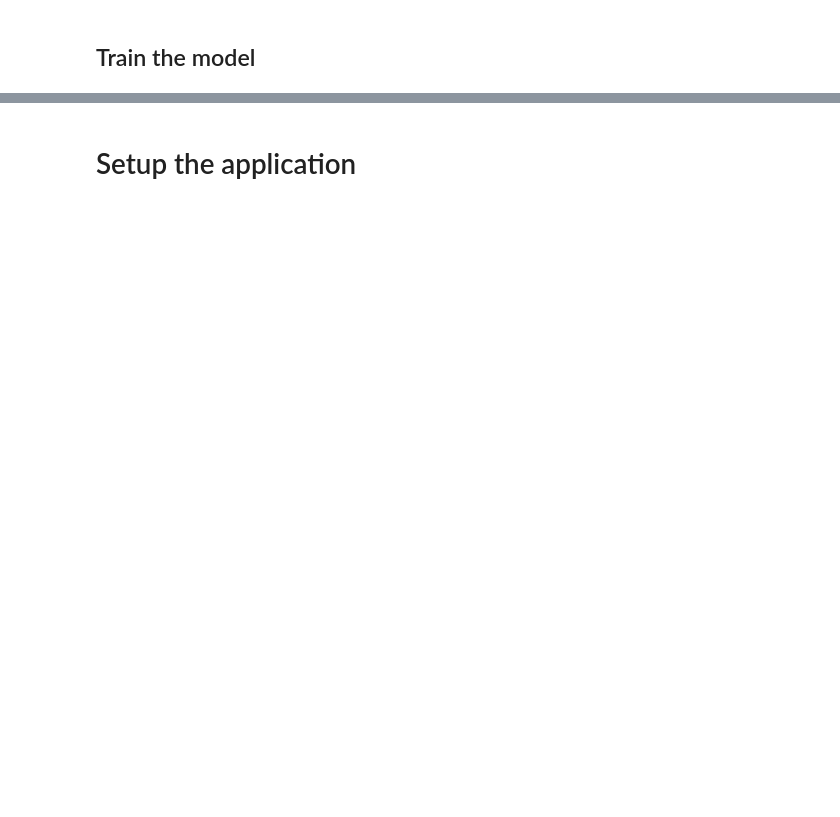
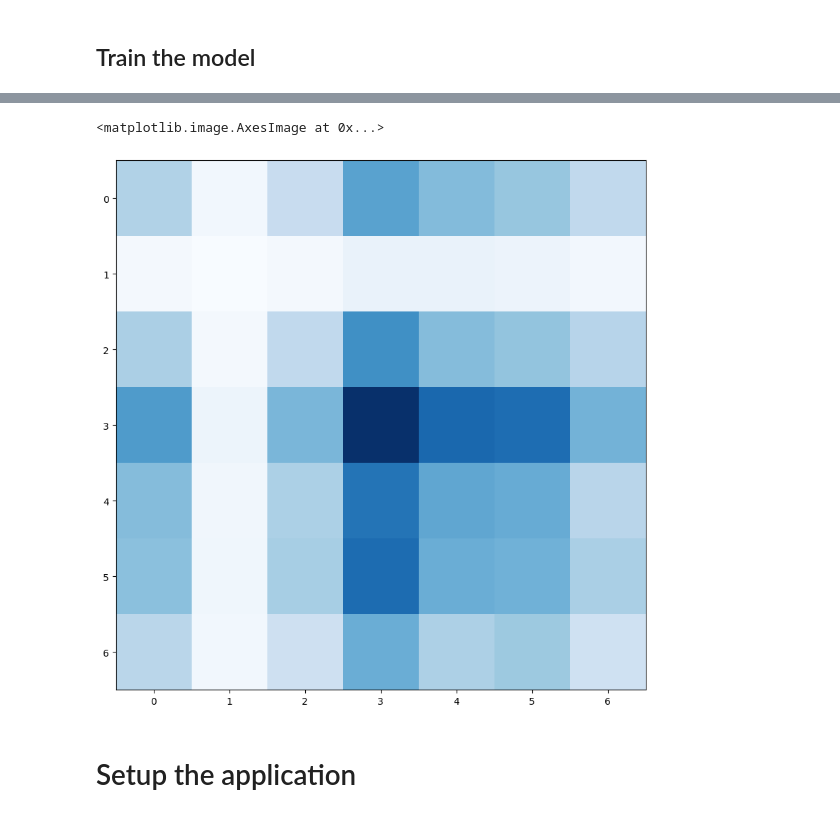
Before and after one commit to THESHADOW2030/FDS-project-EmotionRecognition, a Jupyter notebook: project.ipynb, the cells around one changed output, grey strips where cells are left out. Saved outputs shown, nothing was run; the diff lists cells and outputs as text; code cells hidden in the pictures; blank space fills up the shorter version.

```diff
--- a/project.ipynb
+++ b/project.ipynb
@@ -174,5 +256,6 @@ _________________________________________________________________
 # %%
 #train the model
-model.compile(optimizer='adam', loss='categorical_crossentropy', metrics=['accuracy'])
-history = model.fit(train_generator, epochs=100, validation_data=validation_generator)
+model.compile(loss='categorical_crossentropy', optimizer=keras.optimizers.Adam(lr=0.0001, decay=1e-6), metrics=['accuracy'])
+
+history = model.fit(train_generator, epochs=50, validation_data=validation_generator)
 # %% [output]
@@ -214,3 +296,14 @@ plt.show()
 # %%
 #save the model
 model.save('model.h5')
+# %%
+#plot the confusion matrix
+from sklearn.metrics import confusion_matrix
+import itertools
+
+dipslay = confusion_matrix(validation_generator.classes, np.argmax(model.predict(validation_generator), axis=-1))
+
+plt.figure(figsize=(10,10))
+
+plt.imshow(dipslay, interpolation='nearest', cmap=plt.cm.Blues)
+# %% [output]
@@ -217,3 +311,5 @@ model.save('model.h5')
+<matplotlib.image.AxesImage at 0x...>
+[figure, added]
 # %% [markdown]
 # Setup the application
 # %%
```
Also changed, not shown: parts of 20 cells of this notebook, 2 other files.
